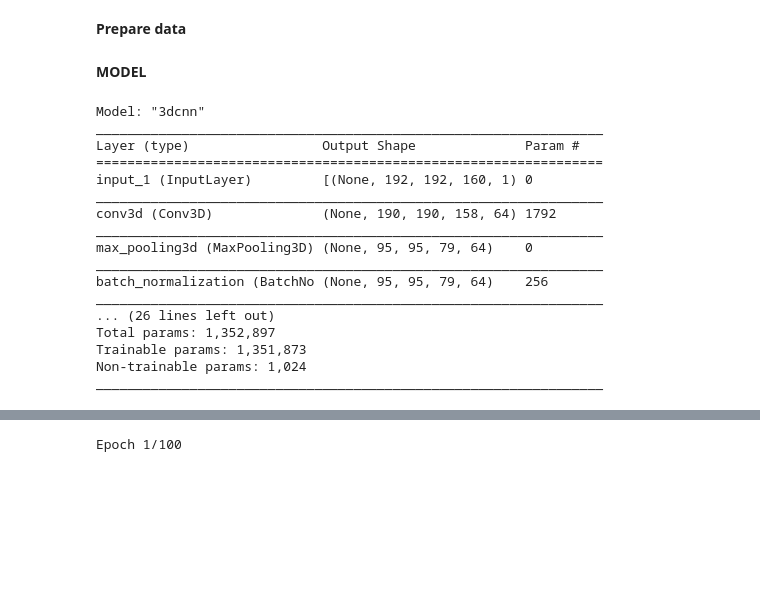
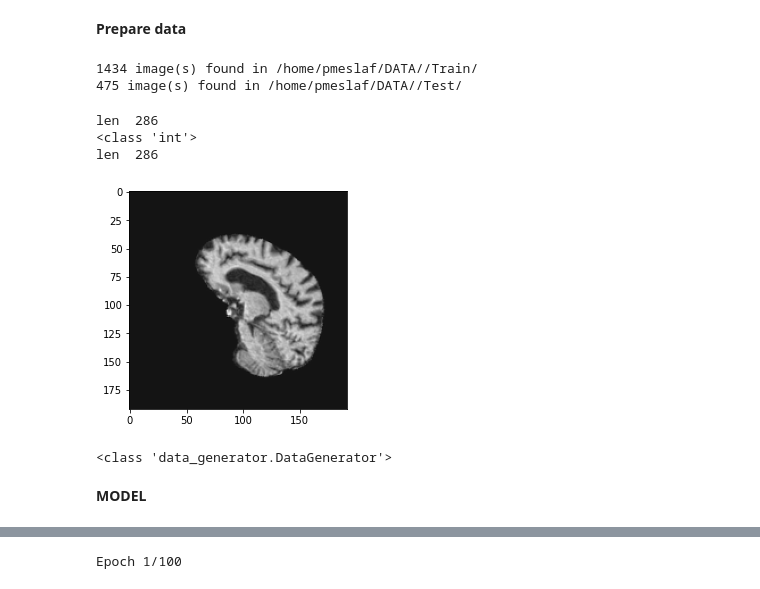
Before and after one commit to PabloMesas/TFM, a Jupyter notebook: convolutional_1.ipynb, the cells around one changed output, grey strips where cells are left out. Cells and saved outputs as stored; diff of their text form; code cells hidden in the pictures; blank space fills up the shorter version.

Commit message:
Primer modelo funcional

```diff
--- a/convolutional_1.ipynb
+++ b/convolutional_1.ipynb
@@ -63,7 +64,9 @@ import nibabel as nib
 # %% [markdown]
 **Load and prepare data**
 # %%
-from google.colab import drive
-drive.mount('/content/drive')
+# from google.colab import drive
+# drive.mount('/content/drive')
 
-project_dir = "drive/MyDrive/Colab Notebooks/TFM/DATA/"
+# project_dir = "drive/MyDrive/Colab Notebooks/TFM/DATA/"
+
+project_dir = "/home/pmeslaf/DATA/"
@@ -72,5 +73,5 @@ Drive already mounted at /content/drive; to attempt to forcibly remount, call dr
 # %%
-batch_size = 1
+batch_size = 5
 epochs = 100
 # frozen_epochs = 100
 num_classes = 3
@@ -310,26 +88,36 @@ training_generator = DataGenerator(data_path=project_dir + '/Train/',
                                    dim=images_shape,
                                    batch_size = batch_size,
                                    n_channels = n_channels,
-                                   shuffle=True)
+                                   num_classes=num_classes,
+                                   shuffle=True,
+                                   rotation=60)
 # valid_generator = DataGenerator(val_ids)
 test_generator = DataGenerator(data_path=project_dir + '/Test/',
                                    dim=images_shape,
                                    batch_size = batch_size,
                                    n_channels = n_channels,
+                                   num_classes=num_classes,
                                    shuffle=False)
+# %% [output]
+1434 image(s) found in /home/pmeslaf/DATA//Train/
+475 image(s) found in /home/pmeslaf/DATA//Test/
 # %%
-# print('len ', str(training_generator.__len__()))
-# print(type(training_generator.__len__()))
-# print('len ', str(len(training_generator)))
-# # X, y = training_generator.__getitem__(1)
-# X, y = training_generator[1]
+print('len ', str(training_generator.__len__()))
+print(type(training_generator.__len__()))
+print('len ', str(len(training_generator)))
+# X, y = training_generator.__getitem__(1)
+X, y = training_generator[1]
 
-# plt.imshow(X[8,:,:,72, 0], cmap='gray' )
-# plt.show()
+plt.imshow(X[0,:,:,72, 0], cmap='gray' )
+plt.show()
 
-# print(type(training_generator))
-# # y
-# # X
+print(type(training_generator))
+# %% [output]
+len  286
+<class 'int'>
+len  286
+[figure, added]
+<class 'data_generator.DataGenerator'>
 # %% [markdown]
 **MODEL**
 # %%
@@ -402,31 +190,13 @@ def get_model(width=192, height=192, depth=160):
     x = Dense(units=512, activation="relu")(x)
     x = Dropout(0.3)(x)
 
-    outputs = Dense(units=1, activation="sigmoid")(x)
+    outputs = Dense(units=num_classes, activation="sigmoid")(x)
 
     # Define the model.
     model = keras.Model(inputs, outputs, name="3dcnn")
     return model
 
 
-# Build model.
-model = get_model(width=192, height=192, depth=160)
-model.summary()
+# # Build model.
+# model = get_model(width=192, height=192, depth=160)
+# model.summary()
-# %% [output]
-Model: "3dcnn"
-_________________________________________________________________
-Layer (type)                 Output Shape              Param #
-=================================================================
-input_1 (InputLayer)         [(None, 192, 192, 160, 1) 0
-_________________________________________________________________
-conv3d (Conv3D)              (None, 190, 190, 158, 64) 1792
-_________________________________________________________________
-max_pooling3d (MaxPooling3D) (None, 95, 95, 79, 64)    0
-_________________________________________________________________
-batch_normalization (BatchNo (None, 95, 95, 79, 64)    256
-_________________________________________________________________
-... (26 lines left out)
-Total params: 1,352,897
-Trainable params: 1,351,873
-Non-trainable params: 1,024
-_________________________________________________________________
```
Also changed, not shown: parts of 18 cells of this notebook, 2 other files.
